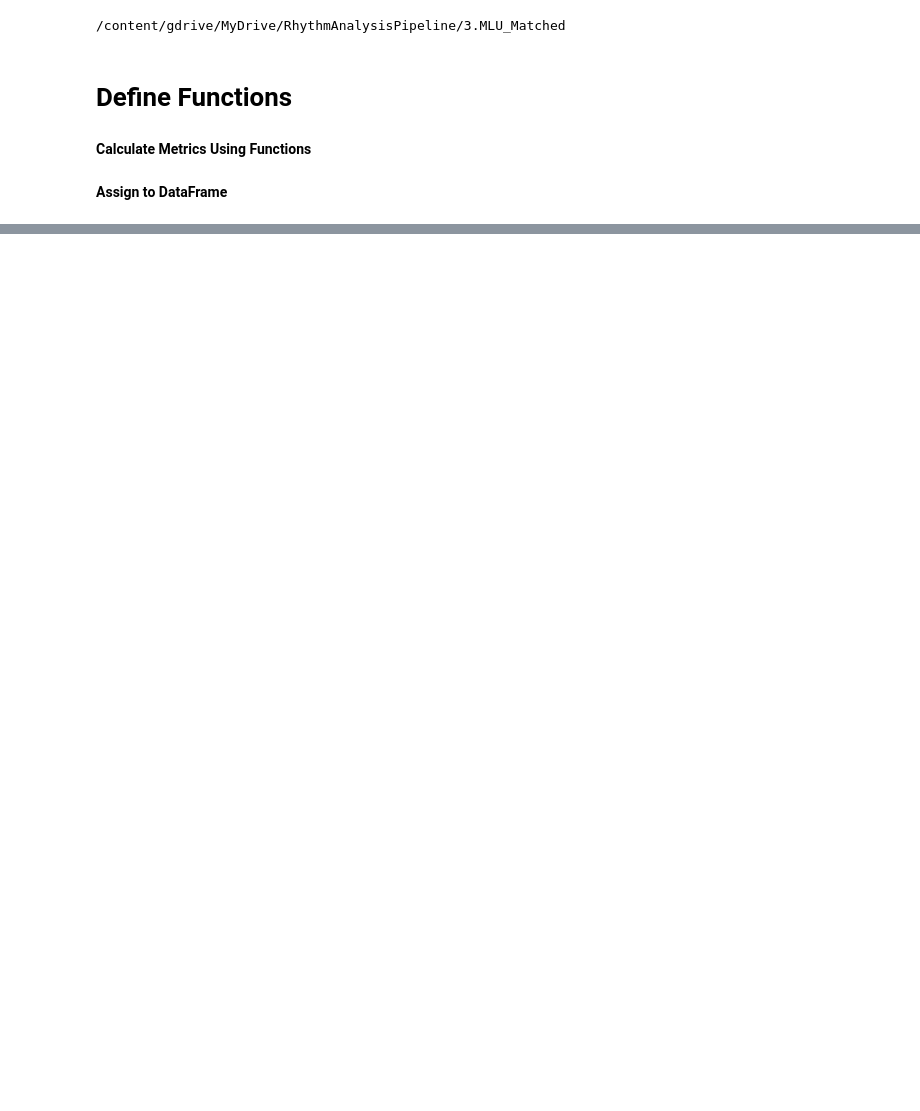
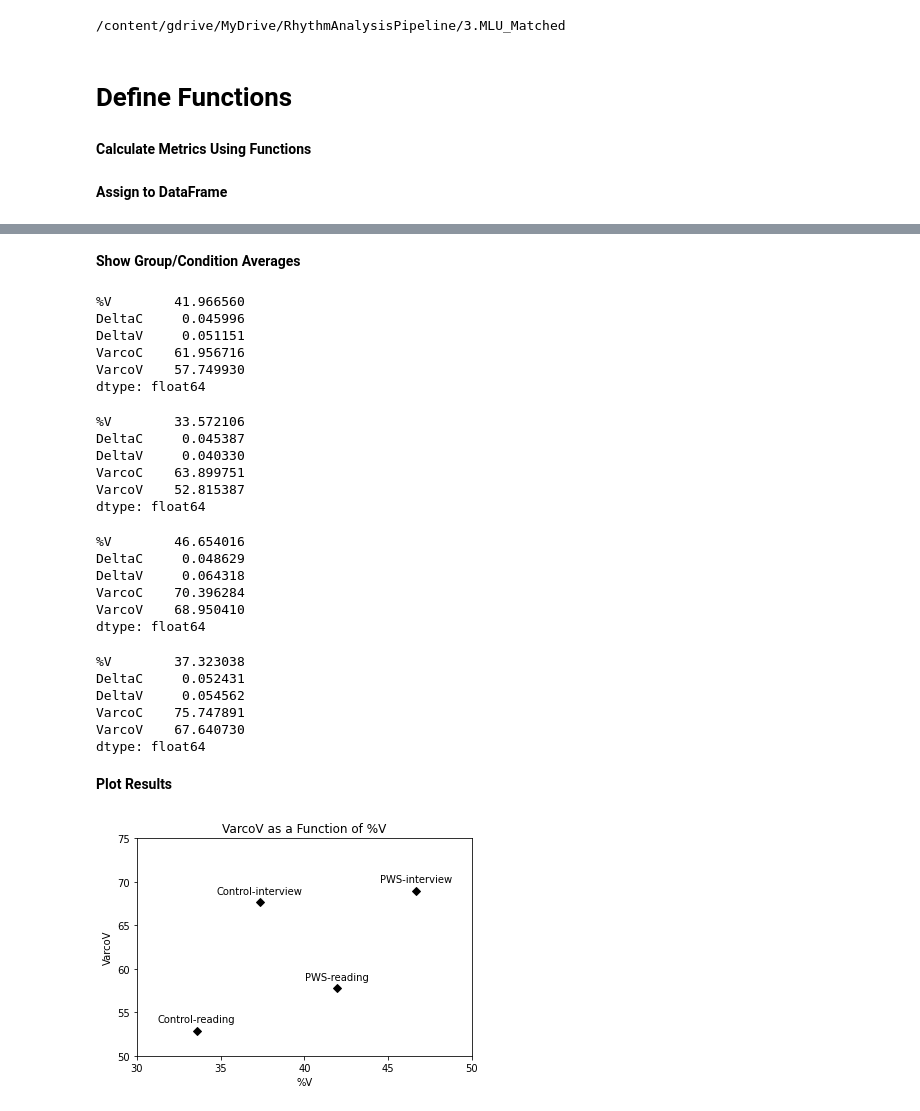
Before and after one commit to Janina712/MLTSA22_JBoecher, a Jupyter notebook: Other/4. Compute_RhythmMetrics.ipynb, the cells around one changed output, grey strips where cells are left out. Drawn from its saved outputs; the diff is of its cells as text; code cells hidden in the pictures; blank space fills up the shorter version.

```diff
--- a/Other/4. Compute_RhythmMetrics.ipynb
+++ b/Other/4. Compute_RhythmMetrics.ipynb
@@ -116,0 +202,7 @@ result_interview["VarcoV"] = varcoV_interview*100
+# %%
+result_interview_control["ID"] = control_IDs
+result_interview_control["%V"] = percV_interview_control*100
+result_interview_control["DeltaC"] = deltaC_interview_control
+result_interview_control["DeltaV"] = deltaV_interview_control
+result_interview_control["VarcoC"] = varcoC_interview_control*100
+result_interview_control["VarcoV"] = varcoV_interview_control*100
@@ -116,0 +285,68 @@ result_interview["VarcoV"] = varcoV_interview*100
+# %% [markdown]
+**Show Group/Condition Averages**
+# %%
+result_reading_pws.mean()
+# %% [output]
+%V        41.966560
+DeltaC     0.045996
+DeltaV     0.051151
+VarcoC    61.956716
+VarcoV    57.749930
+dtype: float64
+# %%
+result_reading_control.mean()
+# %% [output]
+%V        33.572106
+DeltaC     0.045387
+DeltaV     0.040330
+VarcoC    63.899751
+VarcoV    52.815387
+dtype: float64
+# %%
+result_interview_pws.mean()
+# %% [output]
+%V        46.654016
+DeltaC     0.048629
+DeltaV     0.064318
+VarcoC    70.396284
+VarcoV    68.950410
+dtype: float64
+# %%
+result_interview_control.mean()
+# %% [output]
+%V        37.323038
+DeltaC     0.052431
+DeltaV     0.054562
+VarcoC    75.747891
+VarcoV    67.640730
+dtype: float64
+# %% [markdown]
+**Plot Results**
+# %%
+df2plot = pd.DataFrame(columns = ["Group", "Condition", "%V","VarcoV"])
+# %%
+group = ["PWS", "Control", "PWS", "Control"]
+condition = ["reading", "reading", "interview", "interview"]
+PercV = [result_reading_pws.mean()[0], result_reading_control.mean()[0], result_interview_pws.mean()[0], result_interview_control.mean()[0]]
+VarcoV = [result_reading_pws.mean()[4], result_reading_control.mean()[4], result_interview_pws.mean()[4], result_interview_control.mean()[4]]
+# %%
+df2plot["Group"] = group
+df2plot["Condition"] = condition
+df2plot["%V"] = PercV
+df2plot["VarcoV"] = VarcoV
+# %%
+#plt.figure(figsize=(8, 8))
+plt.plot(df2plot["%V"], df2plot["VarcoV"], 'D', markerFaceColor = 'k', markerEdgeColor = 'k')
+plt.title("VarcoV as a Function of %V")
+plt.xlabel("%V")
+plt.xlim([30, 50])
+plt.xticks(np.arange(30, 55, step=5))
+plt.ylim([50, 75])
+plt.ylabel("VarcoV")
+for x,y, group, cond in zip(df2plot["%V"], df2plot["VarcoV"], df2plot["Group"], df2plot["Condition"]):
+  label = f"{group}-{cond}"
+  plt.annotate(label, (x,y),
+  xytext=(x,y+1), ha = 'center')
+plt.show()
+# %% [output]
+[figure, added]
```
Also changed, not shown: parts of 33 cells of this notebook.
